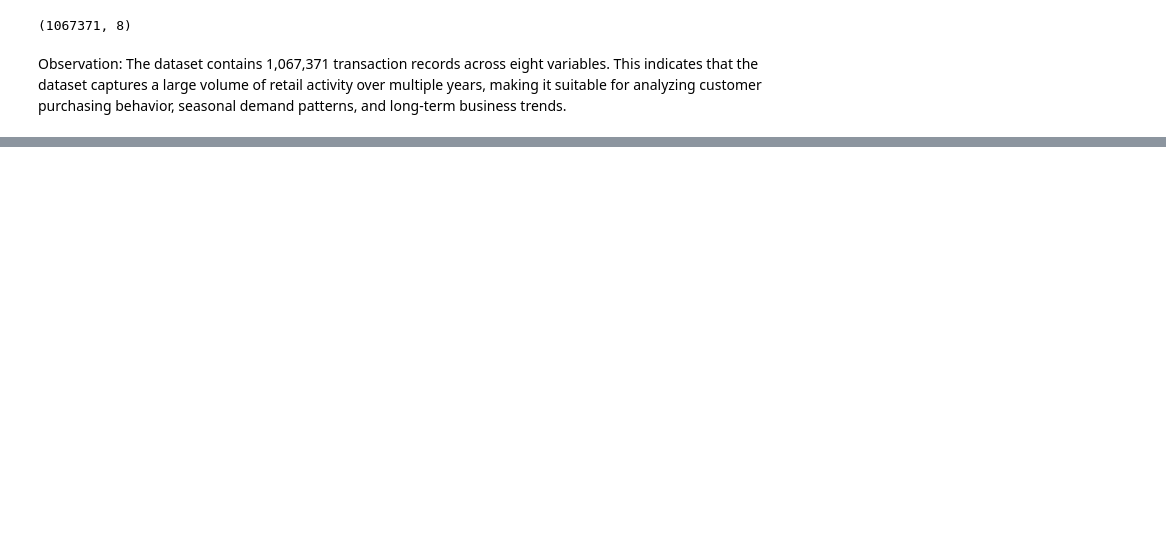
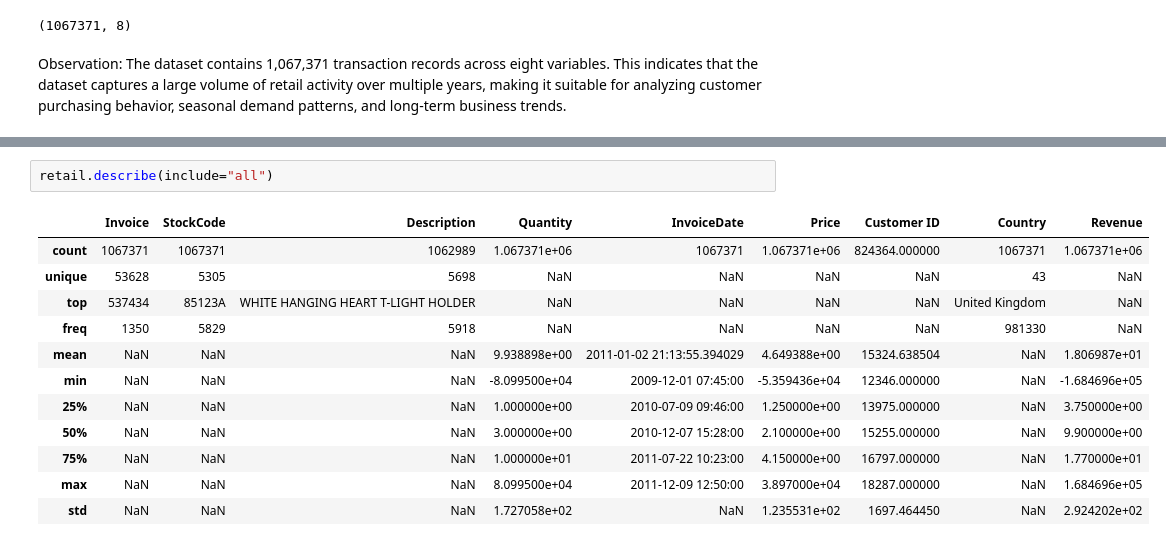
Before and after one commit to MohanKumarN14/Retail-Demand-and-Market-Intelligence-Analytics, a Jupyter notebook: notebooks/01_Data_Understanding.ipynb, the cells around one changed output, grey strips where cells are left out. Drawn from its saved outputs; the diff is of its cells as text; blank space fills up the shorter version.

```diff
--- a/notebooks/01_Data_Understanding.ipynb
+++ b/notebooks/01_Data_Understanding.ipynb
@@ -62,0 +483,15 @@ memory usage: 65.1 MB
+# %%
+retail.describe(include="all")
+# %% [output]
+|  | Invoice | StockCode | Description | Quantity | InvoiceDate | Price | Customer ID | Country | Revenue |
+| count | 1067371 | 1067371 | 1062989 | 1.067371e+06 | 1067371 | 1.067371e+06 | 824364.000000 | 1067371 | 1.067371e+06 |
+| unique | 53628 | 5305 | 5698 | NaN | NaN | NaN | NaN | 43 | NaN |
+| top | 537434 | 85123A | WHITE HANGING HEART T-LIGHT HOLDER | NaN | NaN | NaN | NaN | United Kingdom | NaN |
+| freq | 1350 | 5829 | 5918 | NaN | NaN | NaN | NaN | 981330 | NaN |
+| mean | NaN | NaN | NaN | 9.938898e+00 | 2011-01-02 21:13:55.394029 | 4.649388e+00 | 15324.638504 | NaN | 1.806987e+01 |
+| min | NaN | NaN | NaN | -8.099500e+04 | 2009-12-01 07:45:00 | -5.359436e+04 | 12346.000000 | NaN | -1.684696e+05 |
+| 25% | NaN | NaN | NaN | 1.000000e+00 | 2010-07-09 09:46:00 | 1.250000e+00 | 13975.000000 | NaN | 3.750000e+00 |
+| 50% | NaN | NaN | NaN | 3.000000e+00 | 2010-12-07 15:28:00 | 2.100000e+00 | 15255.000000 | NaN | 9.900000e+00 |
+| 75% | NaN | NaN | NaN | 1.000000e+01 | 2011-07-22 10:23:00 | 4.150000e+00 | 16797.000000 | NaN | 1.770000e+01 |
+| max | NaN | NaN | NaN | 8.099500e+04 | 2011-12-09 12:50:00 | 3.897000e+04 | 18287.000000 | NaN | 1.684696e+05 |
+| std | NaN | NaN | NaN | 1.727058e+02 | NaN | 1.235531e+02 | 1697.464450 | NaN | 2.924202e+02 |
```
Also changed, not shown: parts of 58 cells of this notebook, 9 other files.
